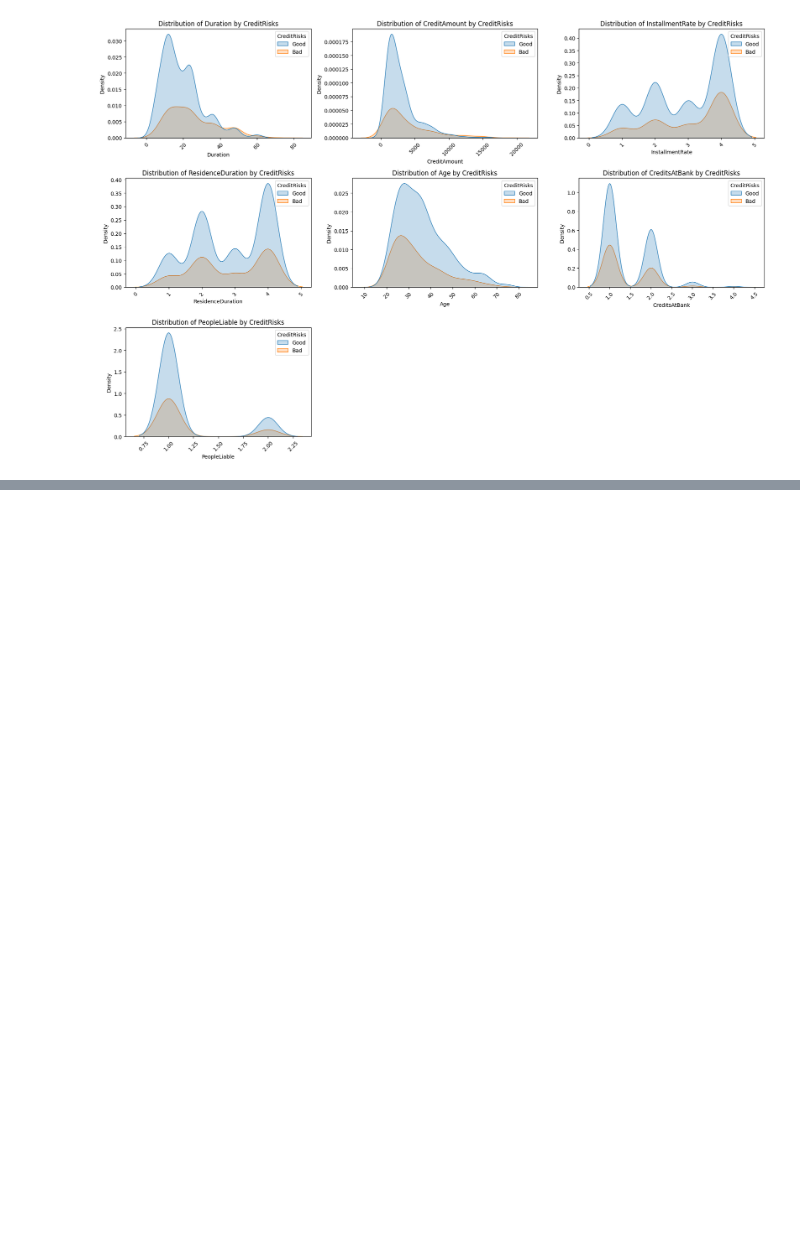
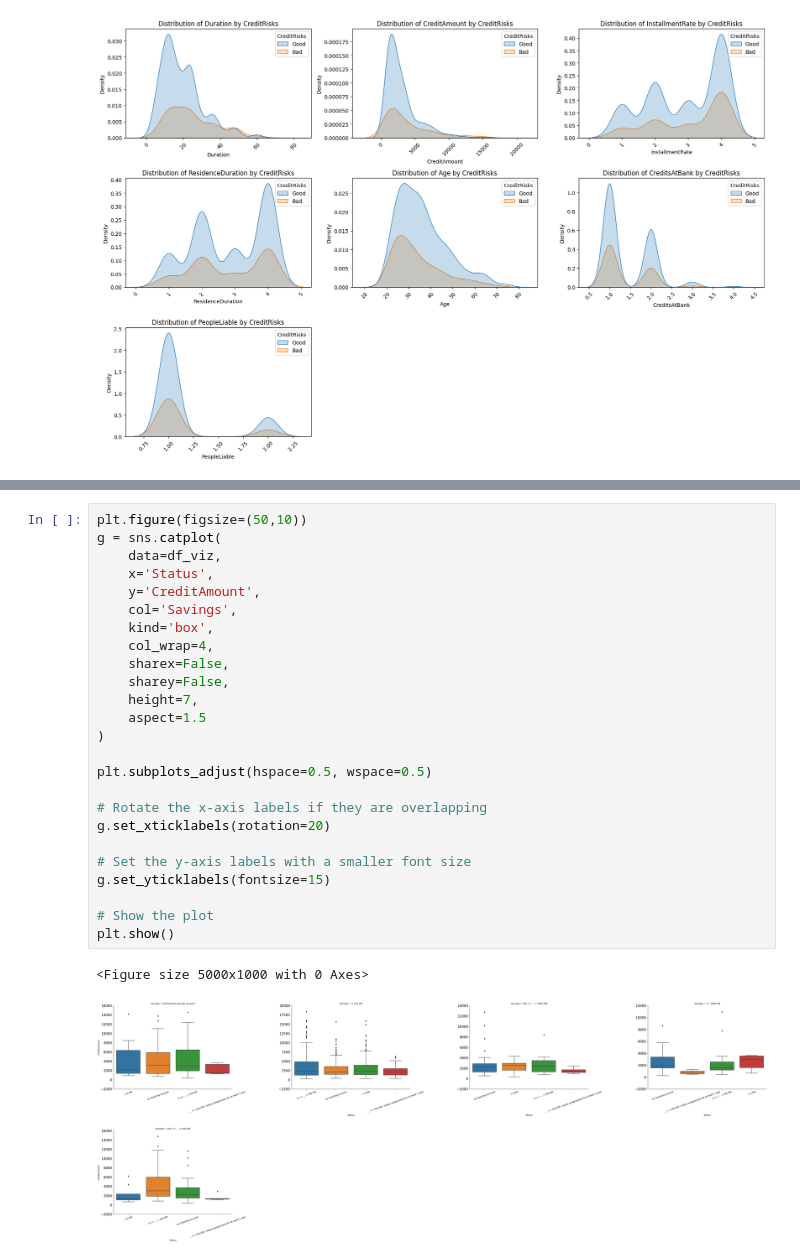
Before and after one commit to zahrabihlal/CreditScoringModel, a Jupyter notebook: credit-scoring-german-data.ipynb, the cells around one changed output, grey strips where cells are left out. Drawn from its saved outputs; the diff is of its cells as text; blank space fills up the shorter version.

```diff
--- a/credit-scoring-german-data.ipynb
+++ b/credit-scoring-german-data.ipynb
@@ -416,0 +551,28 @@ plt.show()
+# %%
+plt.figure(figsize=(50,10))
+g = sns.catplot(
+    data=df_viz,
+    x='Status',
+    y='CreditAmount',
+    col='Savings',
+    kind='box',
+    col_wrap=4,
+    sharex=False,
+    sharey=False,
+    height=7,
+    aspect=1.5
+)
+
+plt.subplots_adjust(hspace=0.5, wspace=0.5)
+
+# Rotate the x-axis labels if they are overlapping
+g.set_xticklabels(rotation=20)
+
+# Set the y-axis labels with a smaller font size
+g.set_yticklabels(fontsize=15)
+
+# Show the plot
+plt.show()
+# %% [output]
+<Figure size 5000x1000 with 0 Axes>
+[figure, added]
```
Also changed, not shown: parts of 6 cells of this notebook.
